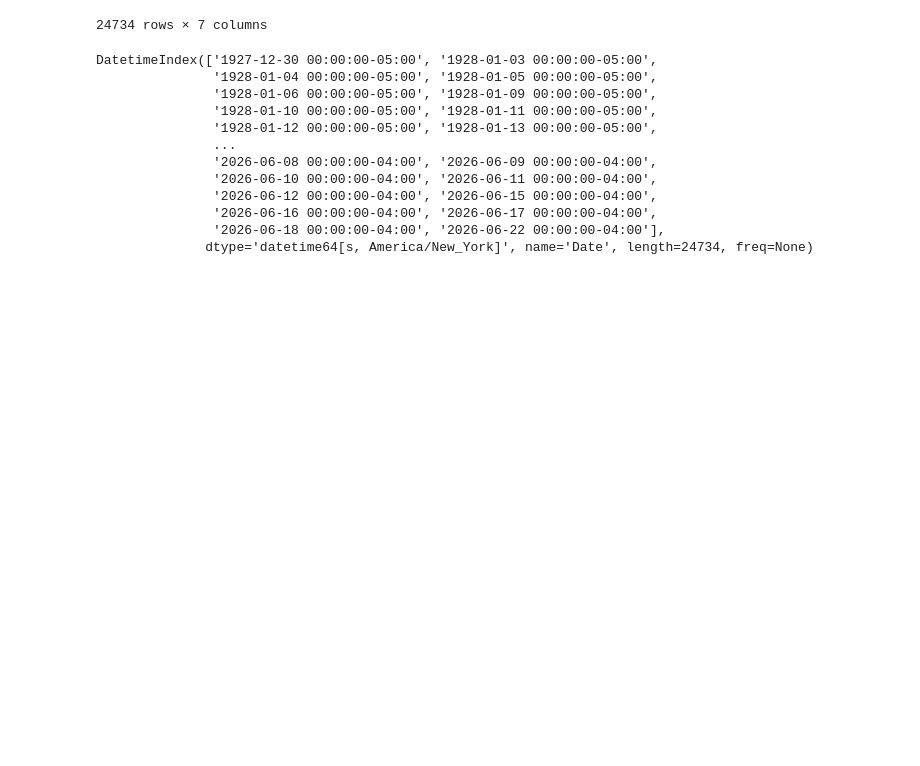
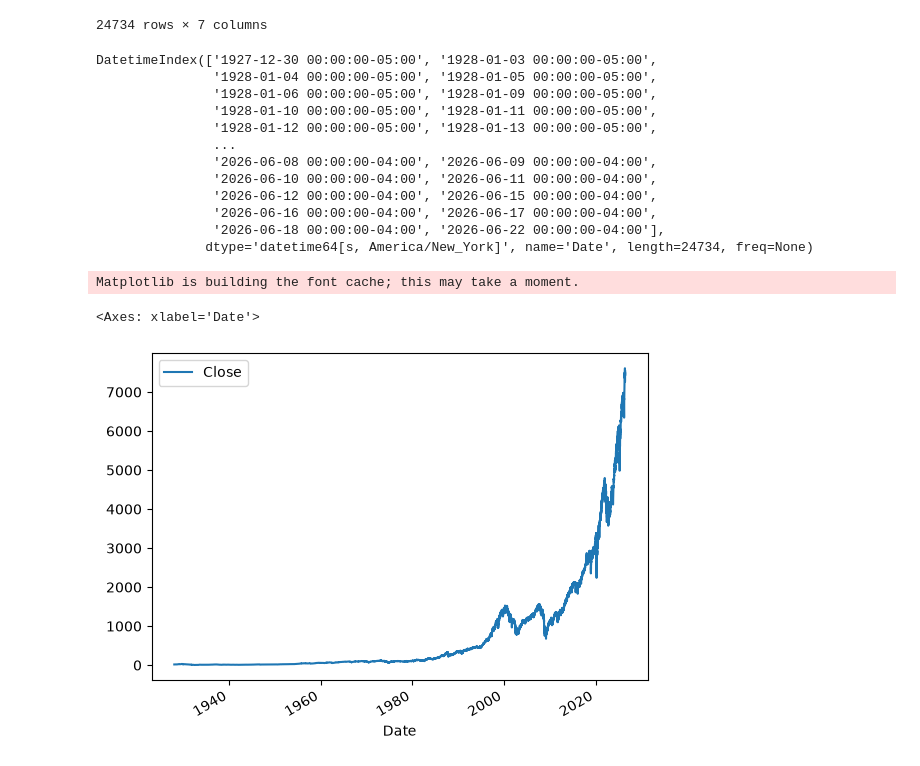
Before and after one commit to rhemeleh/sp500, a Jupyter notebook: sp500.ipynb, the cells around one changed output. Cells and saved outputs as stored; diff of their text form; code cells hidden in the pictures; blank space fills up the shorter version.

```diff
--- a/sp500.ipynb
+++ b/sp500.ipynb
@@ -36,3 +36,9 @@ DatetimeIndex(['1927-12-30 00:00:00-05:00', '1928-01-03 00:00:00-05:00',
                '2026-06-16 00:00:00-04:00', '2026-06-17 00:00:00-04:00',
                '2026-06-18 00:00:00-04:00', '2026-06-22 00:00:00-04:00'],
               dtype='datetime64[s, America/New_York]', name='Date', length=24734, freq=None)
+# %%
+sp500.plot.line(y = "Close", use_index = True)
+# %% [output]
+Matplotlib is building the font cache; this may take a moment.
+<Axes: xlabel='Date'>
+[figure, added]
```
Also changed, not shown: parts of 11 cells of this notebook.
